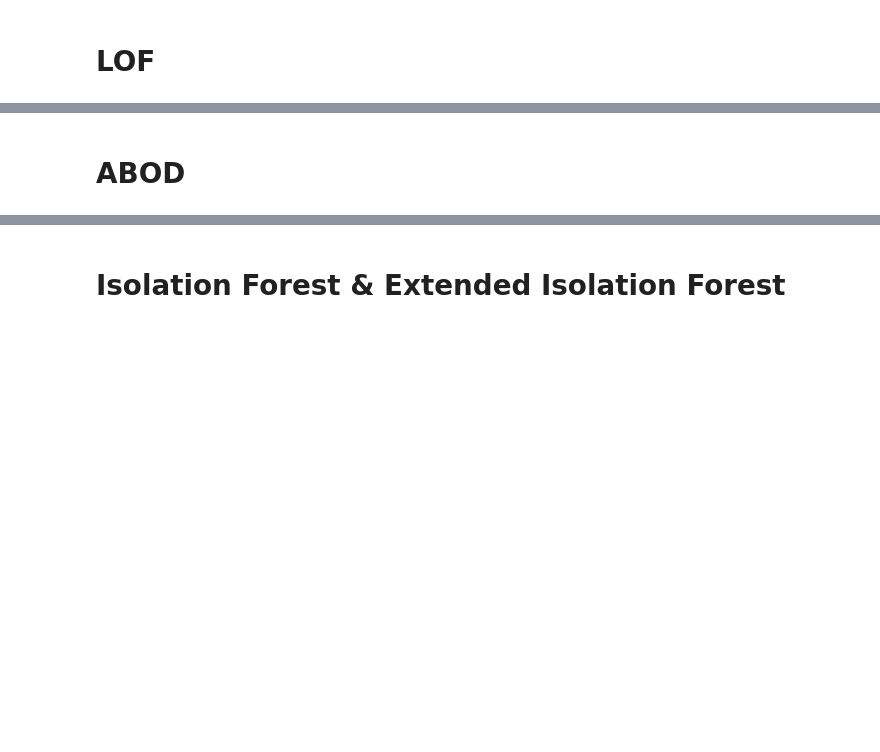
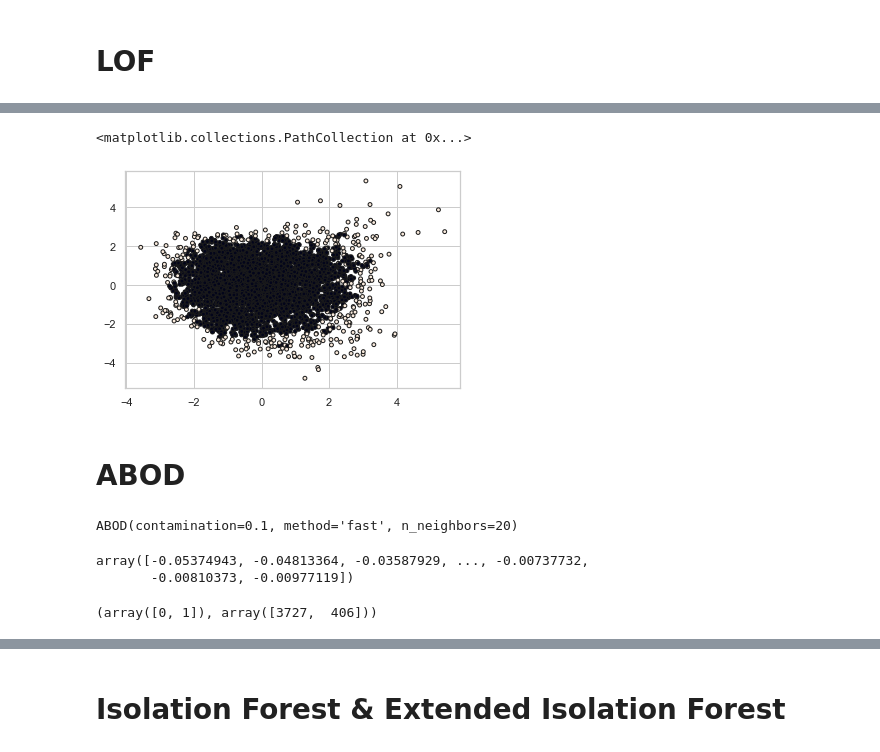
Before and after one commit to gaetanoantonicchio/DataMining-2, a Jupyter notebook: src/Module 1/Anomaly Detection/anomaly_detection.ipynb, the cells around one changed output, grey strips where cells are left out. Drawn from its saved outputs; the diff is of its cells as text; code cells hidden in the pictures; blank space fills up the shorter version.

```diff
--- a/src/Module 1/Anomaly Detection/anomaly_detection.ipynb
+++ b/src/Module 1/Anomaly Detection/anomaly_detection.ipynb
@@ -255,0 +351,6 @@ Name: outlier_DBSCAN, dtype: int64
+# %%
+plt.figure(figsize=(6,4))
+plt.scatter(df_pca['pca1'],df_pca['pca2'],s=15,c=outliers,edgecolors='k')
+# %% [output]
+<matplotlib.collections.PathCollection at 0x...>
+[figure, added]
@@ -257,0 +366,15 @@ Name: outlier_DBSCAN, dtype: int64
+# %%
+clf = ABOD(n_neighbors=20)
+clf.fit(scaled_df)
+# %% [output]
+ABOD(contamination=0.1, method='fast', n_neighbors=20)
+# %%
+clf.decision_scores_
+# %% [output]
+array([-0.05374943, -0.04813364, -0.03587929, ..., -0.00737732,
+       -0.00810373, -0.00977119])
+# %%
+outliers = clf.predict(scaled_df)
+np.unique(outliers, return_counts=True)
+# %% [output]
+(array([0, 1]), array([3727,  406]))
```
Also changed, not shown: parts of 44 cells of this notebook, 2 other files.
